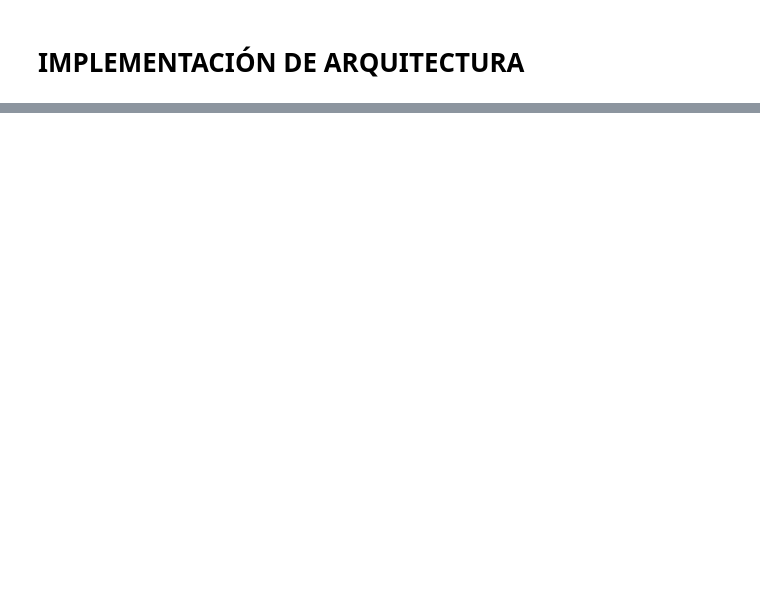
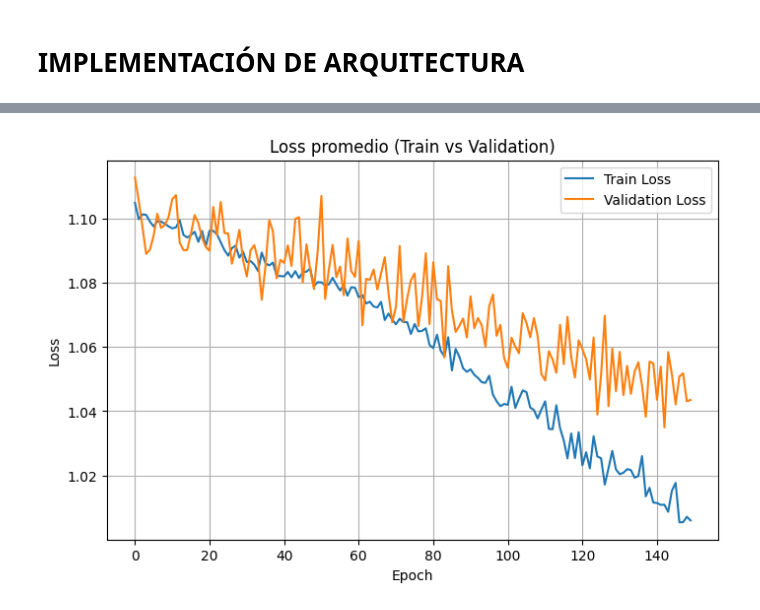
Before and after one commit to VivianaPM/DL-VisNIR-QualityClassifier, a Jupyter notebook: apple/modelApple.ipynb, the cells around one changed output, grey strips where cells are left out. Saved outputs shown, nothing was run; the diff lists cells and outputs as text; code cells hidden in the pictures; blank space fills up the shorter version.

Commit message:
feat: reesctructura flujo de datos, entrenamiento y validación del modelo

```diff
--- a/apple/modelApple.ipynb
+++ b/apple/modelApple.ipynb
@@ -78,6 +76,0 @@ Columnas en ranks_df: ['Category', 'Min_DryM', 'Max_DryM']
-# %%
-# División a traves de categorias temporales de estratificación
-def create_categories_stratification(dry_matter, num_bis):
-    return pd.cut(dry_matter, bins=num_bis, labels=False)
-# Aplicar categorias al datset
-dataset_df['temp_stratify'] = create_categories_stratification(dataset_df['Dry matter'], num_bis=8)
@@ -395,0 +461,6 @@ test_loader = DataLoader(test_dataset, batch_size, shuffle=False)
+# %%
+df_metrics = pd.DataFrame(metrics_all_folds)
+
+df_metrics.to_csv("metricas_kfold_modelo.csv", index=False)
+
+print("CSV generado:", df_metrics.head())
@@ -395,0 +536,19 @@ test_loader = DataLoader(test_dataset, batch_size, shuffle=False)
+# %%
+#@title GRÁFICOS: TRAIN LOSS vs VAL LOSS
+import matplotlib.pyplot as plt
+
+# Promedio por epoch
+mean_df = df_metrics.groupby('epoch').mean()
+
+plt.figure(figsize=(8,5))
+plt.plot(mean_df.index, mean_df['train_loss'], label='Train Loss')
+plt.plot(mean_df.index, mean_df['val_loss'], label='Validation Loss')
+
+plt.title('Loss promedio (Train vs Validation)')
+plt.xlabel('Epoch')
+plt.ylabel('Loss')
+plt.legend()
+plt.grid(True)
+plt.show()
+# %% [output]
+[figure, added]
```
Also changed, not shown: parts of 36 cells of this notebook.
